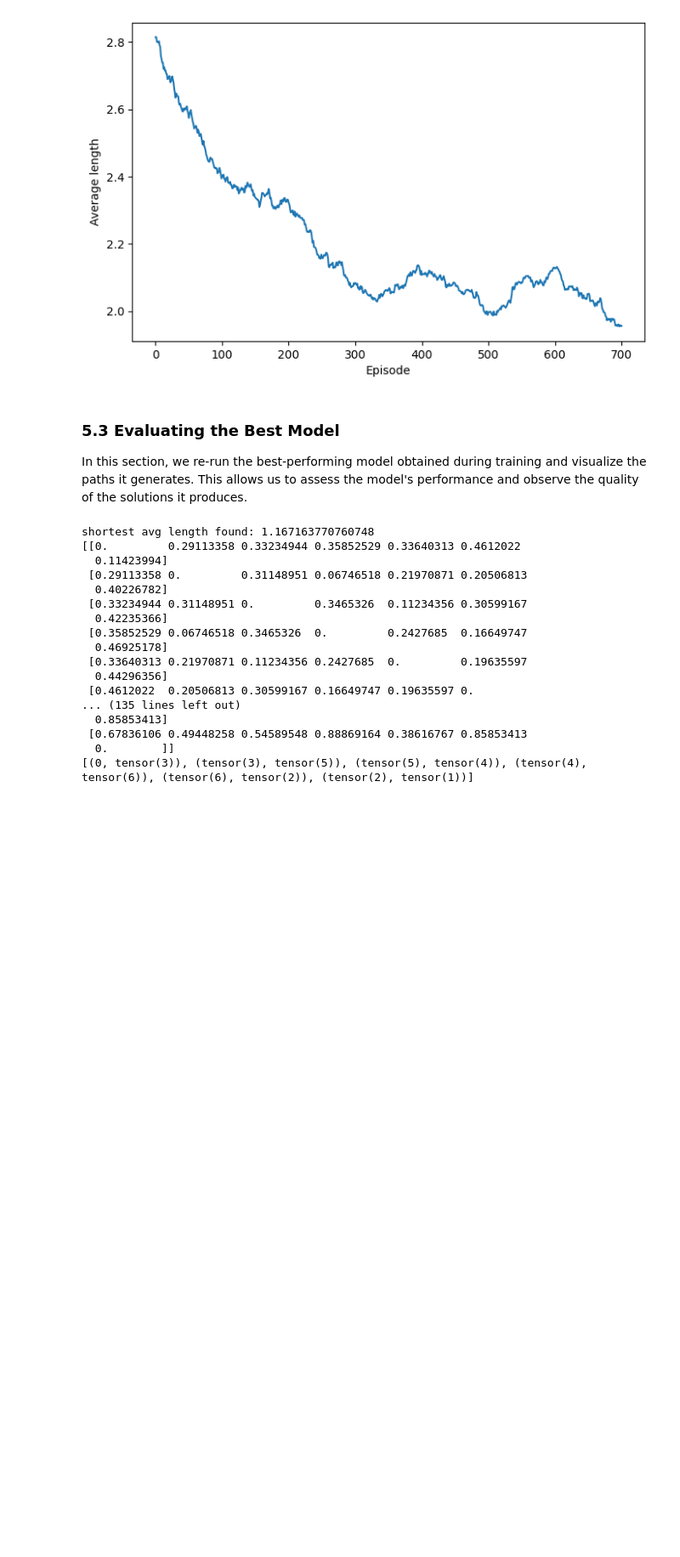
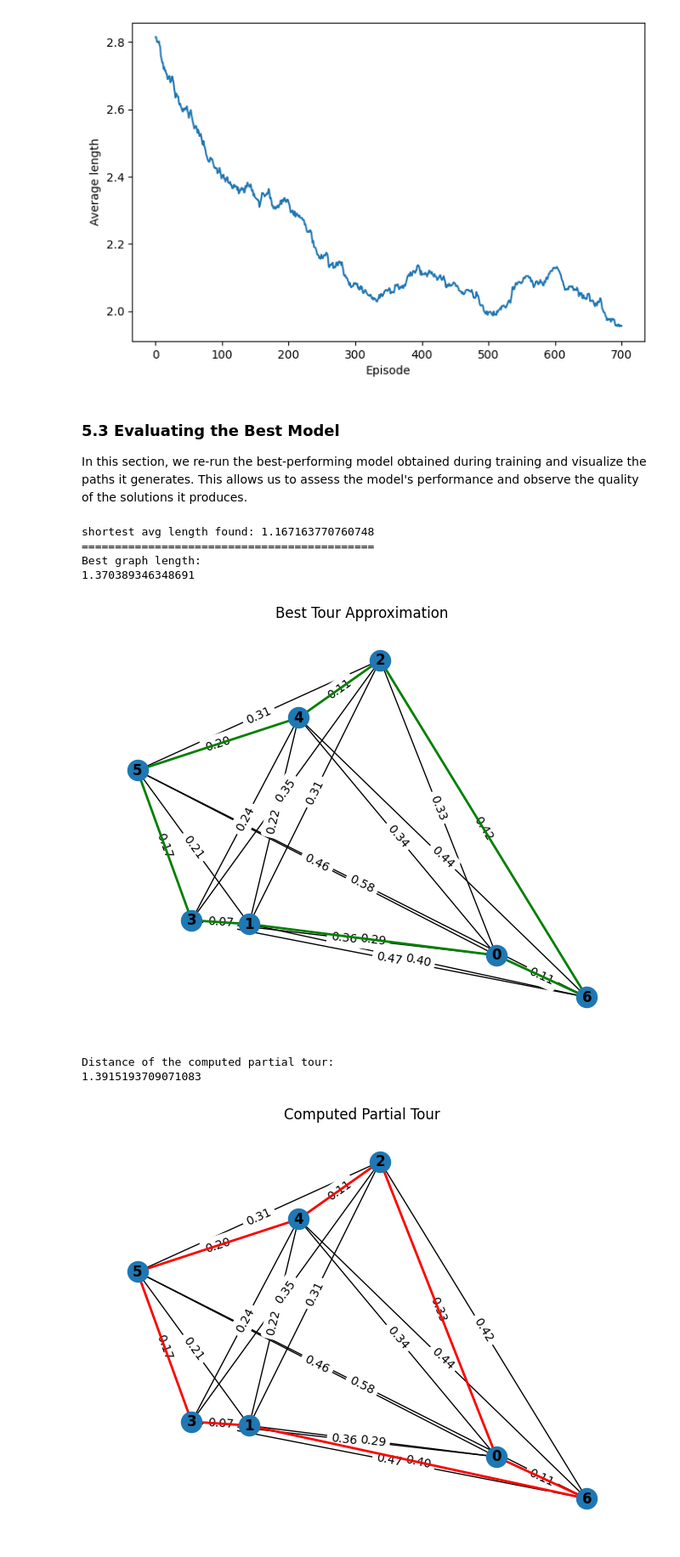
Before and after one commit to yeray142/QML-QGNN, a Jupyter notebook: notebooks/q_learning_tutorial.ipynb, the cells around one changed output. Shown at 85% size. Saved outputs shown, nothing was run; the diff lists cells and outputs as text; code cells hidden in the pictures; blank space fills up the shorter version.

Commit message:
Adding graph plotting for evaluating best model

```diff
--- a/notebooks/q_learning_tutorial.ipynb
+++ b/notebooks/q_learning_tutorial.ipynb
@@ -792,6 +792,21 @@ Text(0.5, 0, 'Episode')
 
 In this section, we re-run the best-performing model obtained during training and visualize the paths it generates. This allows us to assess the model's performance and observe the quality of the solutions it produces.
 # %%
+from itertools import combinations
+import copy
+
+def plot_graph(G, pos, edge_labels, edges_to_highlight=None, title="", color='r'):
+    plt.figure()
+    nx.draw(G, pos=pos, with_labels=True, font_weight='bold')
+    nx.draw_networkx_edge_labels(G, pos=pos, edge_labels=edge_labels)
+
+    if edges_to_highlight:
+        for edge in edges_to_highlight:
+            nx.draw_networkx_edges(G, pos=pos, edgelist=[edge], edge_color=color, width=2.0)
+
+    plt.title(title)
+    plt.show()
+
 # Get file with smallest distance
 all_lengths_fnames = [f for f in os.listdir(FOLDER_NAME) if f.endswith('.tar')]
 shortest_fname = sorted(all_lengths_fnames, key=lambda s: float(s.split('.tar')[0].split('_')[-1]))[0]
@@ -824,48 +839,60 @@ for sample in range(10):
     current_state = State(weight_mat=weight_mat,state_list=current_state, is_final=len(available_nodes) == 0, partial_tour=partial_tour, available_nodes=copy.copy(available_nodes))
     current_state_tsr = torch.tensor(current_state.state_list, dtype=torch.float32, requires_grad=False, device=device).unsqueeze(0)
 
     while len(available_nodes) > 0:
         observables = get_observables(
                 partial_tour=partial_tour,
                 available_nodes=available_nodes,
                 weight_mat=weight_mat,
                 nodes=nodes
             )
         next_node, est_reward = Q_func.get_best_action(current_state_tsr, observables)
 
         available_nodes.remove(next_node)
 
         if partial_tour:
             last_element = partial_tour[-1][-1]
         else:
             last_element = 0
         partial_tour = partial_tour + [(last_element, next_node)]
 
         current_state = graph_to_list(
             nodes=nodes,
             edge_weights=edge_weights,
             available_nodes=available_nodes
         )
         current_state = State(weight_mat=weight_mat,state_list=current_state, is_final=len(available_nodes) == 0, partial_tour=partial_tour, available_nodes=copy.copy(available_nodes))
         current_state_tsr = torch.tensor(current_state.state_list, dtype=torch.float32, requires_grad=False, device=device).unsqueeze(0)
 
-    print(weight_mat)
-    print(partial_tour)
+    print("============================================")
+    G = generate_networkx_graph(coords, weight_mat)
+    tsp_solution = nx.approximation.traveling_salesman_problem(G, cycle=True)
+
+    pos = nx.get_node_attributes(G, 'pos')
+    edge_labels = {(i, j): f'{weight:.2f}' for (i, j, weight) in G.edges(data='weight')}
+
+    # Plot tsp_edge_labels on a separate plot with green edges
+    total_distance = sum(G[u][v]['weight'] for u, v in zip(tsp_solution, tsp_solution[1:]))
+    print("Best graph length: ")
+    print(total_distance)
+    tsp_edge_labels = [(u, v) for u, v in zip(tsp_solution, tsp_solution[1:])]
+    plot_graph(G, pos, edge_labels, edges_to_highlight=tsp_edge_labels, title="Best Tour Approximation", color='g')
+
+    # Plot converted_partial_tour on a separate plot with red edges
+    converted_partial_tour = [(int(start), int(end)) for start, end in partial_tour]
+    converted_partial_tour.append((converted_partial_tour[-1][1], converted_partial_tour[0][0]))
+    partial_tour_distance = sum(G[edge[0]][edge[1]]['weight'] for edge in converted_partial_tour)
+    print("Distance of the computed partial tour:")
+    print(partial_tour_distance)
+    plot_graph(G, pos, edge_labels, edges_to_highlight=converted_partial_tour, title="Computed Partial Tour")
+
+    plt.show()
 # %% [output]
 shortest avg length found: 1.167163770760748
-[[0.         0.29113358 0.33234944 0.35852529 0.33640313 0.4612022
-  0.11423994]
- [0.29113358 0.         0.31148951 0.06746518 0.21970871 0.20506813
-  0.40226782]
- [0.33234944 0.31148951 0.         0.3465326  0.11234356 0.30599167
-  0.42235366]
- [0.35852529 0.06746518 0.3465326  0.         0.2427685  0.16649747
-  0.46925178]
- [0.33640313 0.21970871 0.11234356 0.2427685  0.         0.19635597
-  0.44296356]
- [0.4612022  0.20506813 0.30599167 0.16649747 0.19635597 0.
-... (135 lines left out)
-  0.85853413]
- [0.67836106 0.49448258 0.54589548 0.88869164 0.38616767 0.85853413
-  0.        ]]
-[(0, tensor(3)), (tensor(3), tensor(5)), (tensor(5), tensor(4)), (tensor(4), tensor(6)), (tensor(6), tensor(2)), (tensor(2), tensor(1))]
+============================================
+Best graph length:
+1.370389346348691
+[figure, added]
+Distance of the computed partial tour:
+1.3915193709071083
+[figure, added]
```
Also changed, not shown: parts of 4 cells of this notebook.
